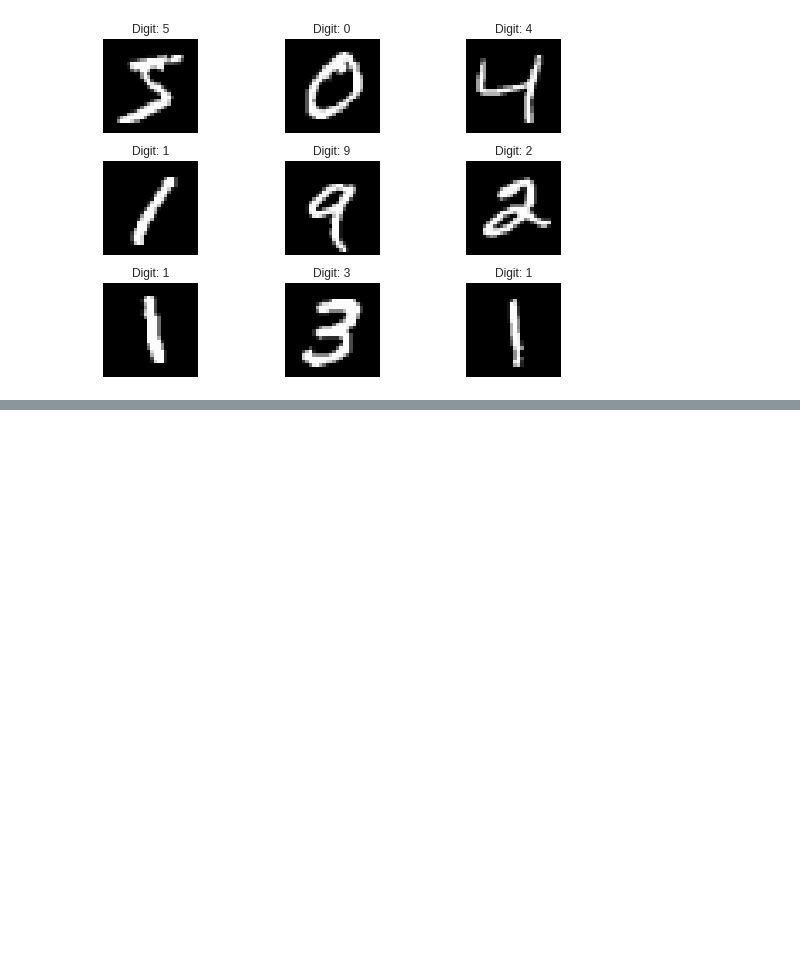
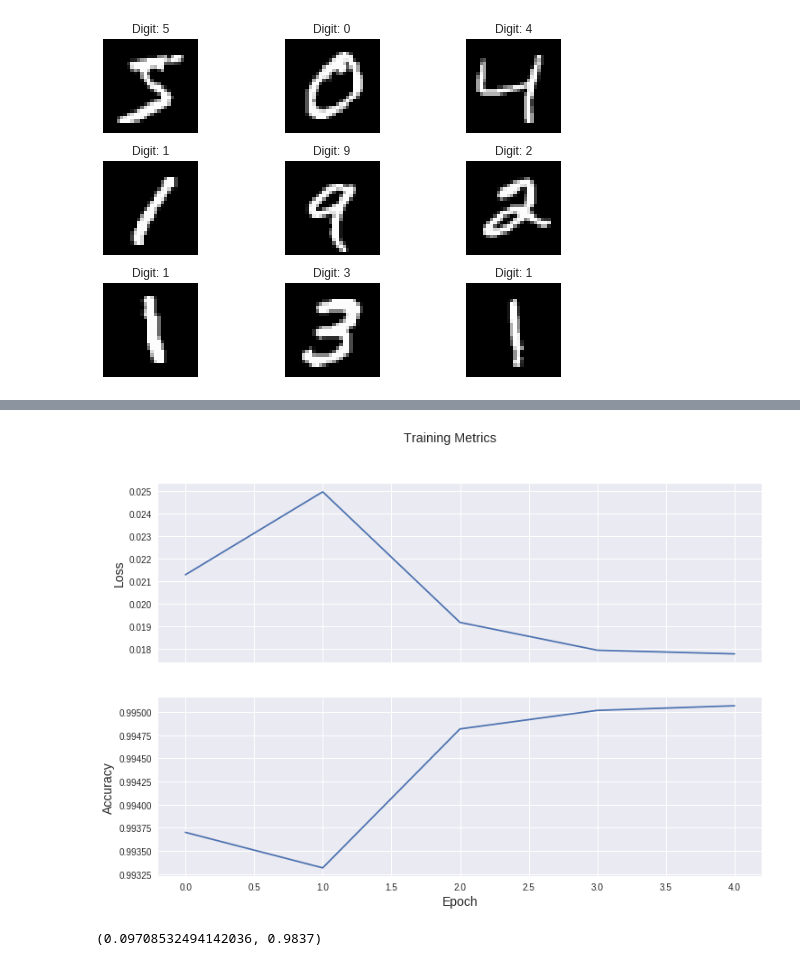
Before and after one commit to Snehal-Reddy/NeuralNetPruning, a Jupyter notebook: WeightBasedPruning.ipynb, the cells around one changed output, grey strips where cells are left out. Cells and saved outputs as stored; diff of their text form; code cells hidden in the pictures; blank space fills up the shorter version.

Commit message:
working model

```diff
--- a/WeightBasedPruning.ipynb
+++ b/WeightBasedPruning.ipynb
@@ -31,10 +36,10 @@ dataset_test = tf.data.Dataset.from_tensor_slices((
 )).batch(64)
 # %%
-naive_model = tf.keras.Sequential([tf.keras.layers.Flatten(input_shape=(28, 28)),
-                                   tf.keras.layers.Dense(1000, activation=tf.nn.relu, use_bias=False),
-                                   tf.keras.layers.Dense(1000, activation=tf.nn.relu, use_bias=False),
-                                   tf.keras.layers.Dense(500, activation=tf.nn.relu, use_bias=False),
-                                   tf.keras.layers.Dense(200, activation=tf.nn.relu, use_bias=False),
-                                   tf.keras.layers.Dense(10, use_bias=False)
-                                 ])
-# naive_model.add(Activation('softmax'))
+naive_model = tf.keras.Sequential([
+    tf.keras.layers.Flatten(input_shape=(28, 28)),
+    tf.keras.layers.Dense(1000, activation=tf.nn.relu, use_bias=False),
+    tf.keras.layers.Dense(1000, activation=tf.nn.relu, use_bias=False),
+    tf.keras.layers.Dense(500, activation=tf.nn.relu, use_bias=False),
+    tf.keras.layers.Dense(200, activation=tf.nn.relu, use_bias=False),
+    tf.keras.layers.Dense(10, use_bias=False)
+])
@@ -50,16 +59,6 @@ def grad(naive_model, inputs, targets):
 # %%
 optimizer = tf.train.AdamOptimizer()
 global_step = tf.train.get_or_create_global_step()
-# %%
-loss_value, grads = grad(model, features, labels)
-
-print("Step: {}, Initial Loss: {}".format(global_step.numpy(),
-                                          loss_value.numpy()))
-
-optimizer.apply_gradients(zip(grads, model.trainable_variables), global_step)
-
-print("Step: {},         Loss: {}".format(global_step.numpy(),
-                                          loss(model, features, labels).numpy()))
 # %%
 from tensorflow import contrib
 tfe = contrib.eager
@@ -67,18 +66,20 @@ tfe = contrib.eager
 train_loss_results = []
 train_accuracy_results = []
 
-epoch_num = 25
+epoch_num = 5
 
 for epoch in range(epoch_num):
     epoch_loss_avg = tfe.metrics.Mean()
     epoch_accuracy = tfe.metrics.Accuracy()
 
     for x, y in (dataset_train):
+        outputs = naive_model(x)
         loss_value, grads = grad(naive_model, x, y)
-        optimizer.apply_gradients(zip(grads, model.trainable_variables),global_step)
+        optimizer.apply_gradients(zip(grads, naive_model.trainable_variables),global_step)
 
         epoch_loss_avg(loss_value)
-        epoch_accuracy(tf.argmax(model(x), axis=1, output_type=tf.int32), y)
+#         epoch_accuracy(tf.argmax(naive_model(x), axis=1, output_type=tf.int32), y)
+        epoch_accuracy(tf.argmax(outputs, axis=1, output_type=tf.int64), y)
 
     train_loss_results.append(epoch_loss_avg.result())
     train_accuracy_results.append(epoch_accuracy.result())
@@ -102,12 +103,27 @@ RuntimeError: ignored
+# %%
+fig, axes = plt.subplots(2, sharex=True, figsize=(12, 8))
+fig.suptitle('Training Metrics')
+
+axes[0].set_ylabel("Loss", fontsize=14)
+axes[0].plot(train_loss_results)
+
+axes[1].set_ylabel("Accuracy", fontsize=14)
+axes[1].set_xlabel("Epoch", fontsize=14)
+axes[1].plot(train_accuracy_results);
+# %% [output]
+[figure, added]
 # %%
-epoch_loss_avg = tf.contrib.eager.metrics.Mean()
-epoch_accuracy = tf.contrib.eager.metrics.Accuracy()
-for x, y in dataset:
+epoch_loss_avg = tfe.metrics.Mean()
+epoch_accuracy = tfe.metrics.Accuracy()
+for x, y in dataset_test:
     outputs = naive_model(x)
     loss = tf.losses.softmax_cross_entropy(tf.one_hot(y, 10), outputs)
     epoch_loss_avg(loss)
     epoch_accuracy(tf.argmax(outputs, axis=1, output_type=tf.int64), y)
-    epoch_loss_avg.result().numpy(), epoch_accuracy.result().numpy()
+result = epoch_loss_avg.result().numpy(), epoch_accuracy.result().numpy()
+result
+# %% [output]
+(0.09708532494142036, 0.9837)
 # %%
 plt.figure(1, figsize=(15,6))
 plt.subplots_adjust(hspace=0.5)
```
Also changed, not shown: parts of 8 cells of this notebook.
